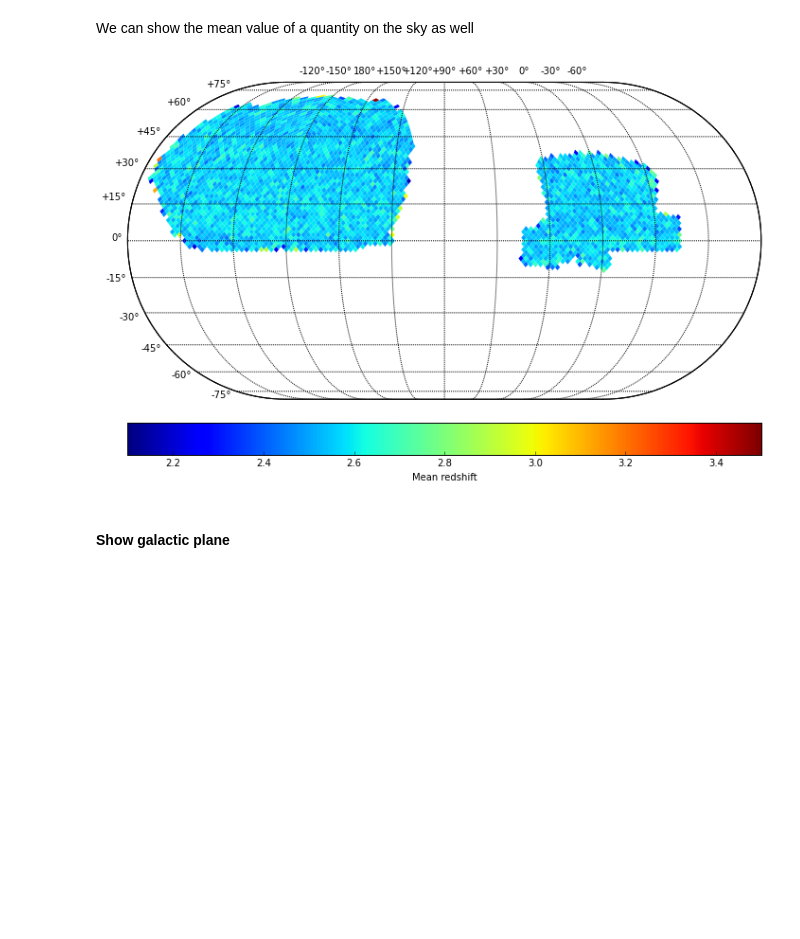
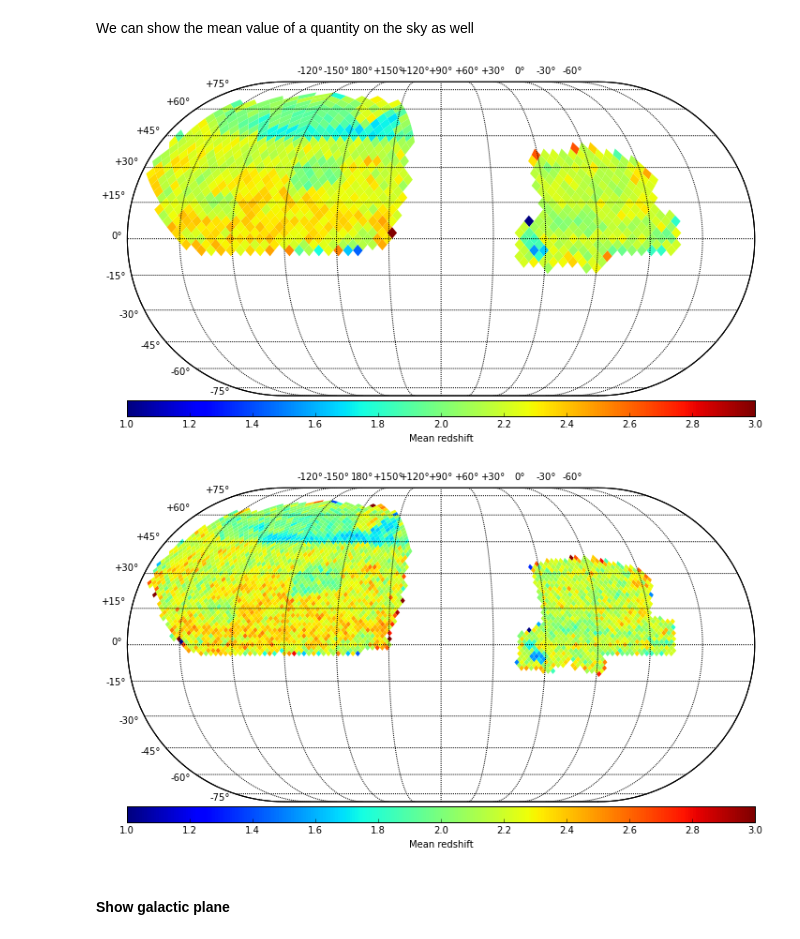
Before and after one commit to dkirkby/bossdata, a Jupyter notebook: examples/nb/MakingSkyPlots.ipynb, the cells around one changed output. Cells and saved outputs as stored; diff of their text form; code cells hidden in the pictures; blank space fills up the shorter version.

```diff
--- a/examples/nb/MakingSkyPlots.ipynb
+++ b/examples/nb/MakingSkyPlots.ipynb
@@ -88,3 +137,11 @@ plt.show()
 #### Show mean redshift on sky
 # %% [markdown]
 We can show the mean value of a quantity on the sky as well
+# %%
+plt.figure(figsize=(12,9))
+plot_sky(quasar_table['RA'].data, quasar_table['DEC'].data, data=quasar_table['Z_VI'].data,
+         label='Mean redshift', nside=16,
+         norm=mpl.colors.Normalize(vmin=1, vmax=3))
+plt.show()
+# %% [output]
+[figure, added]
@@ -92,10 +151,10 @@ We can show the mean value of a quantity on the sky as well
 plt.figure(figsize=(12,9))
 plot_sky(quasar_table['RA'].data, quasar_table['DEC'].data, data=quasar_table['Z_VI'].data,
          label='Mean redshift', nside=32,
-         norm=mpl.colors.Normalize(vmin=2.1, vmax=3.5))
+         norm=mpl.colors.Normalize(vmin=1, vmax=3))
 plt.show()
 # %% [output]
-[figure, old version]
+[figure, new version]
 # %% [markdown]
 #### Show galactic plane
 # %% [markdown]
```
Also changed, not shown: parts of 19 cells of this notebook.
